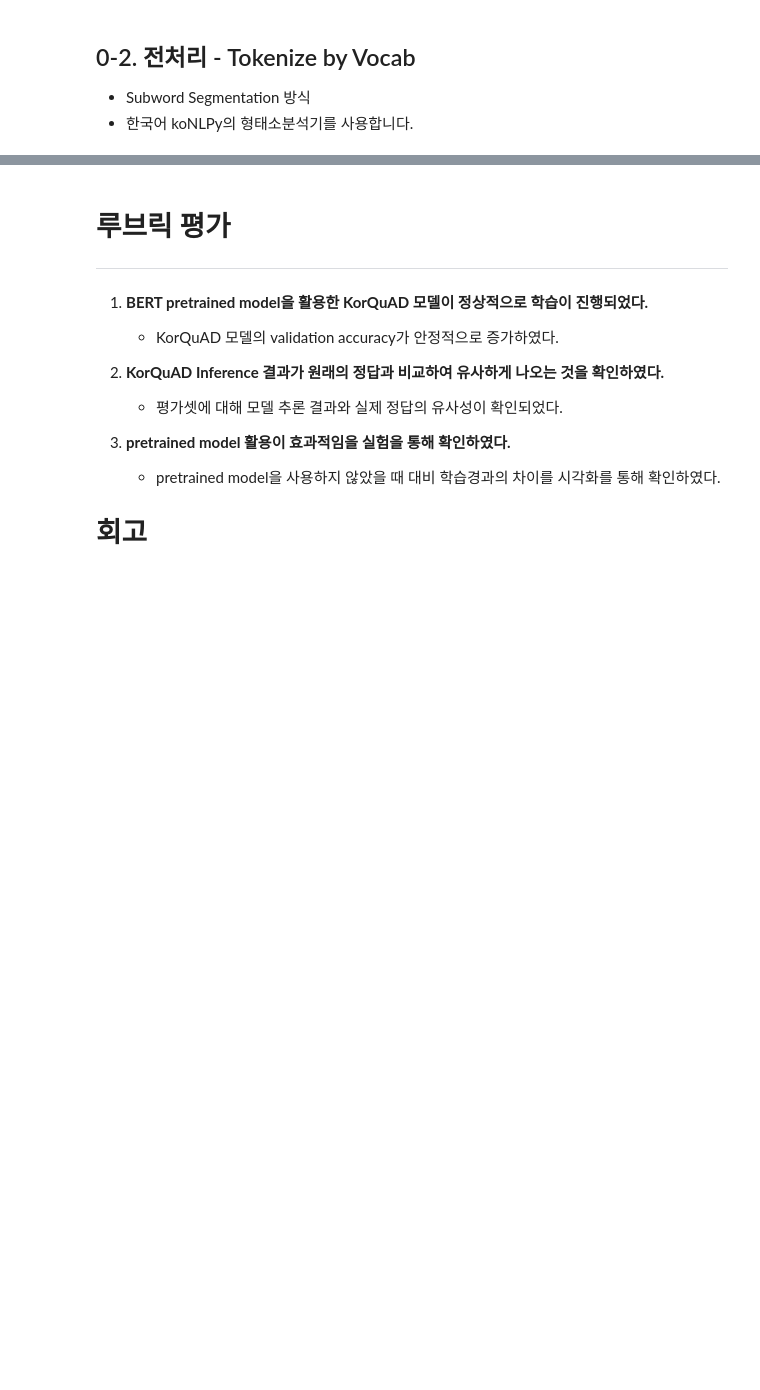
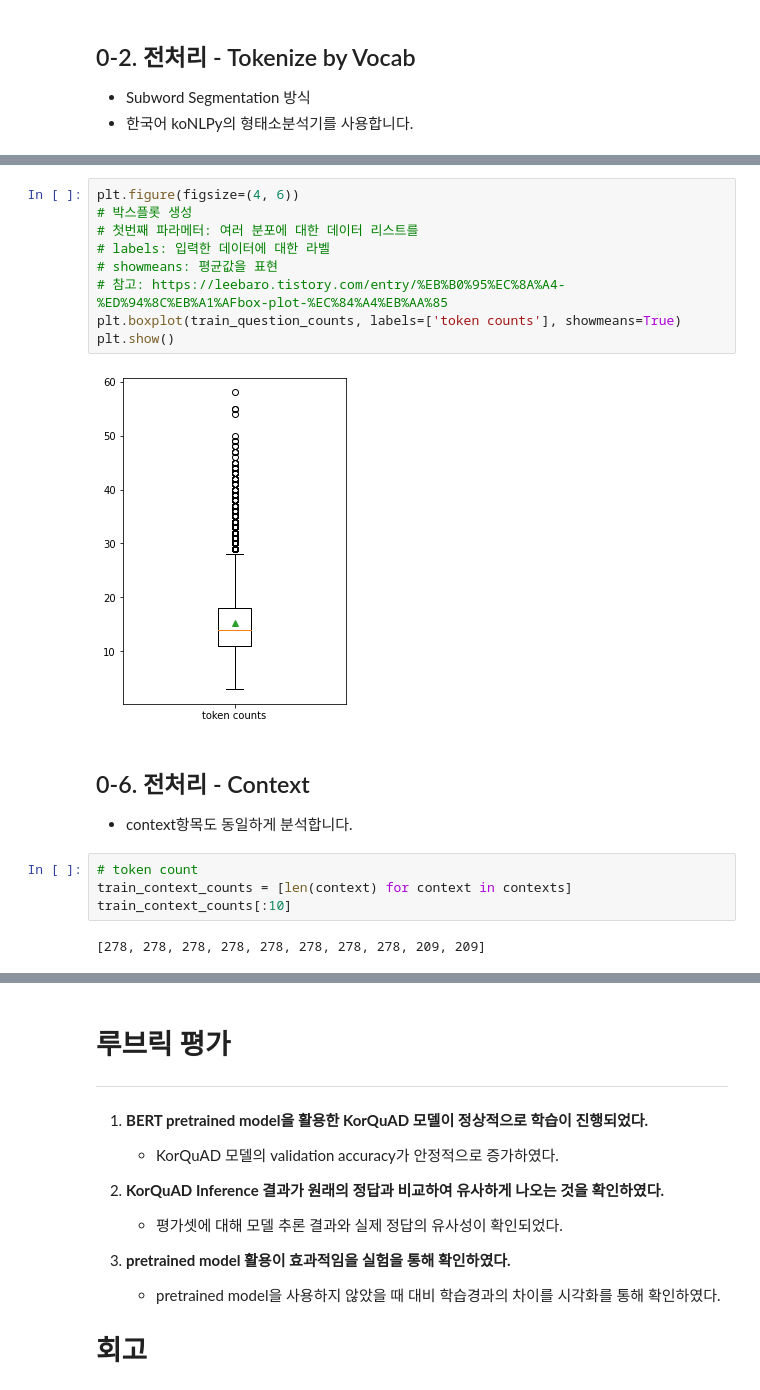
Before and after one commit to miinkang/AI_Project_AIFFEL, a Jupyter notebook: [E-19]KorQuAD_BERT.ipynb, the cells around one changed output, grey strips where cells are left out. Cells and saved outputs as stored; diff of their text form; blank space fills up the shorter version.

```diff
--- a/[E-19]KorQuAD_BERT.ipynb
+++ b/[E-19]KorQuAD_BERT.ipynb
@@ -289,0 +590,20 @@ word
+# %%
+plt.figure(figsize=(4, 6))
+# 박스플롯 생성
+# 첫번째 파라메터: 여러 분포에 대한 데이터 리스트를
+# labels: 입력한 데이터에 대한 라벨
+# showmeans: 평균값을 표현
+# 참고: https://leebaro.tistory.com/entry/%EB%B0%95%EC%8A%A4-%ED%94%8C%EB%A1%AFbox-plot-%EC%84%A4%EB%AA%85
+plt.boxplot(train_question_counts, labels=['token counts'], showmeans=True)
+plt.show()
+# %% [output]
+[figure, added]
+# %% [markdown]
+## 0-6. 전처리 - Context
+- context항목도 동일하게 분석합니다.
+# %%
+# token count
+train_context_counts = [len(context) for context in contexts]
+train_context_counts[:10]
+# %% [output]
+[278, 278, 278, 278, 278, 278, 278, 278, 209, 209]
```
Also changed, not shown: parts of 64 cells of this notebook.
